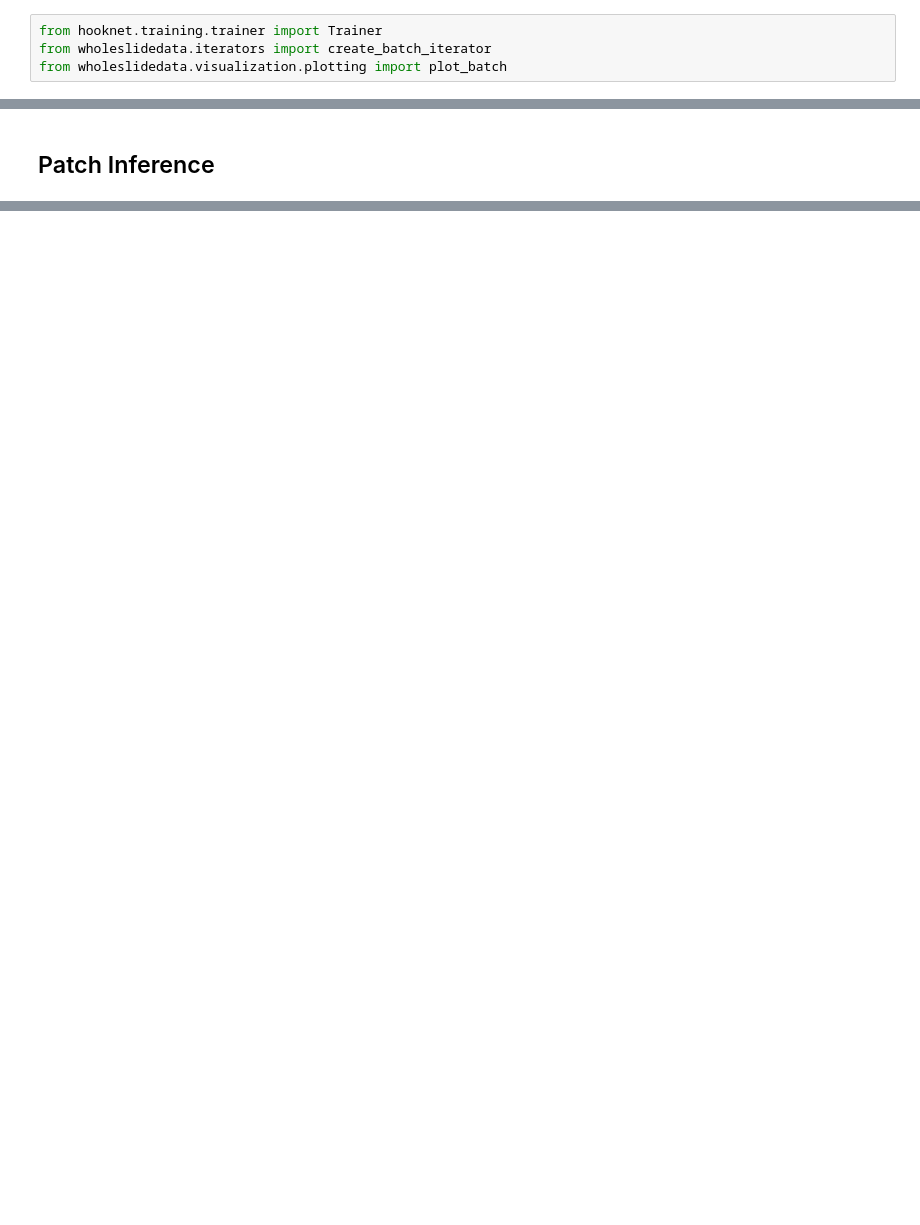
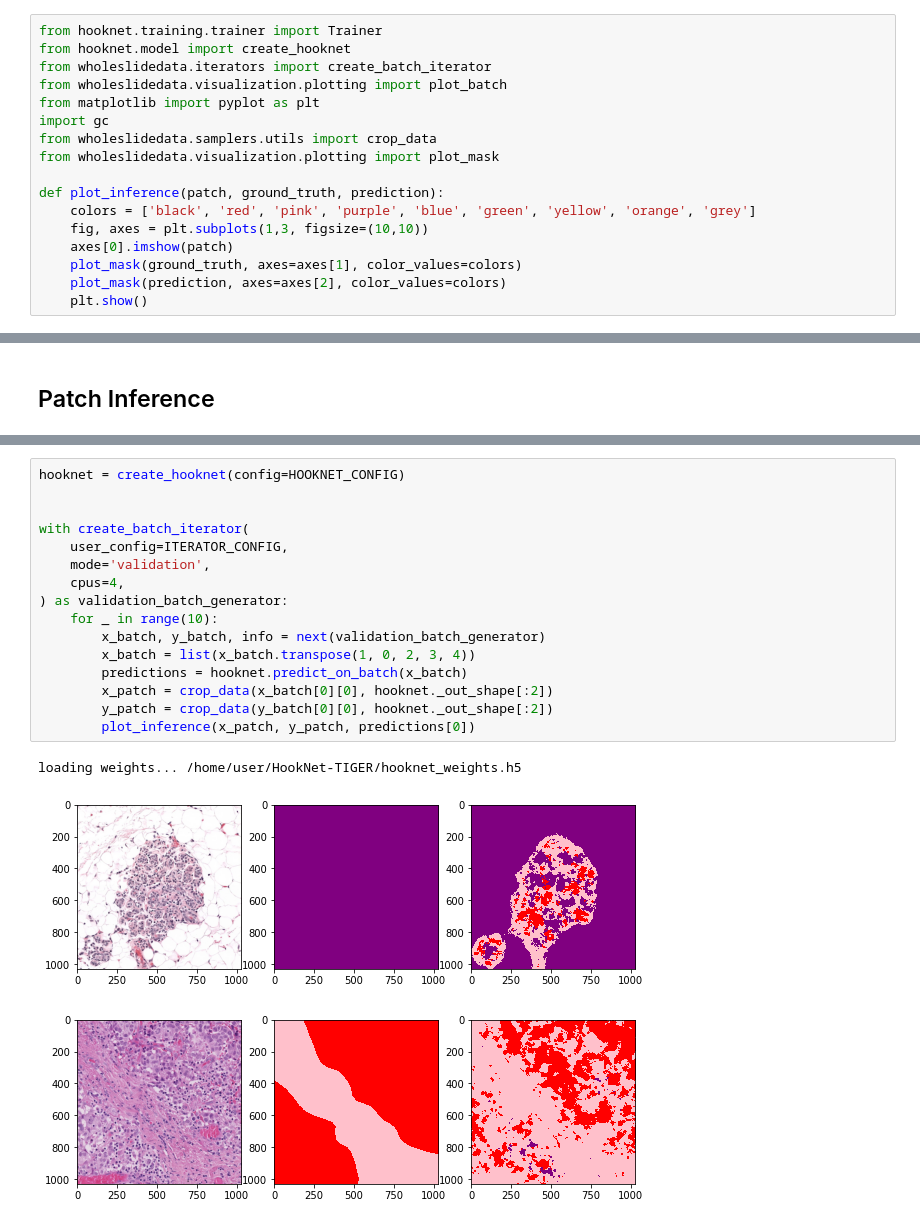
Before and after one commit to DIAGNijmegen/pathology-whole-slide-data, a Jupyter notebook: docs/source/userguide/notebooks/examples/hooknet.ipynb, the cells around one changed output, grey strips where cells are left out. Drawn from its saved outputs; the diff is of its cells as text; blank space fills up the shorter version.

Commit message:
update hooknet example

```diff
--- a/docs/source/userguide/notebooks/examples/hooknet.ipynb
+++ b/docs/source/userguide/notebooks/examples/hooknet.ipynb
@@ -2,8 +2,21 @@
 # HookNet
 # %%
 from hooknet.training.trainer import Trainer
+from hooknet.model import create_hooknet
 from wholeslidedata.iterators import create_batch_iterator
 from wholeslidedata.visualization.plotting import plot_batch
+from matplotlib import pyplot as plt
+import gc
+from wholeslidedata.samplers.utils import crop_data
+from wholeslidedata.visualization.plotting import plot_mask
+
+def plot_inference(patch, ground_truth, prediction):
+    colors = ['black', 'red', 'pink', 'purple', 'blue', 'green', 'yellow', 'orange', 'grey']
+    fig, axes = plt.subplots(1,3, figsize=(10,10))
+    axes[0].imshow(patch)
+    plot_mask(ground_truth, axes=axes[1], color_values=colors)
+    plot_mask(prediction, axes=axes[2], color_values=colors)
+    plt.show()
 # %% [markdown]
 ## Data Loading
 # %%
@@ -150,0 +218,20 @@ updated learning rate=6.24999984211172e-06
+# %%
+hooknet = create_hooknet(config=HOOKNET_CONFIG)
+
+
+with create_batch_iterator(
+    user_config=ITERATOR_CONFIG,
+    mode='validation',
+    cpus=4,
+) as validation_batch_generator:
+    for _ in range(10):
+        x_batch, y_batch, info = next(validation_batch_generator)
+        x_batch = list(x_batch.transpose(1, 0, 2, 3, 4))
+        predictions = hooknet.predict_on_batch(x_batch)
+        x_patch = crop_data(x_batch[0][0], hooknet._out_shape[:2])
+        y_patch = crop_data(y_batch[0][0], hooknet._out_shape[:2])
+        plot_inference(x_patch, y_patch, predictions[0])
+# %% [output]
+loading weights... /home/user/HookNet-TIGER/hooknet_weights.h5
+[figure, added]
+[figure, added]
```
Also changed, not shown: parts of 6 cells of this notebook.
